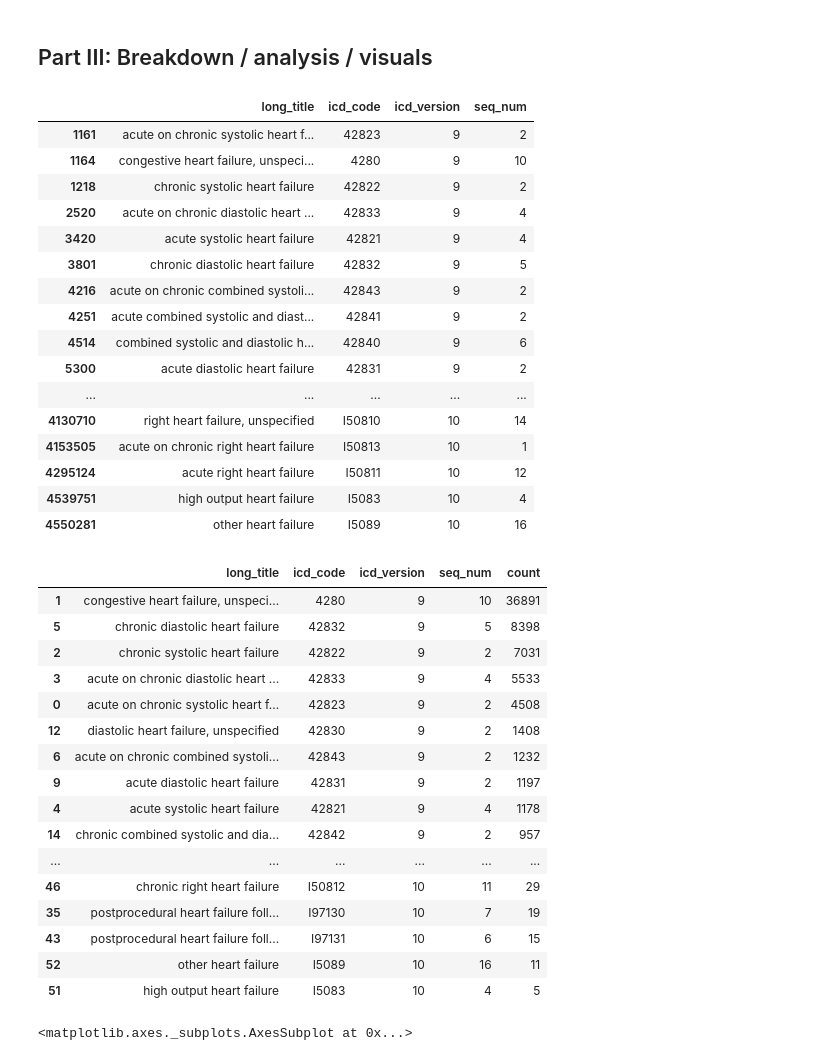
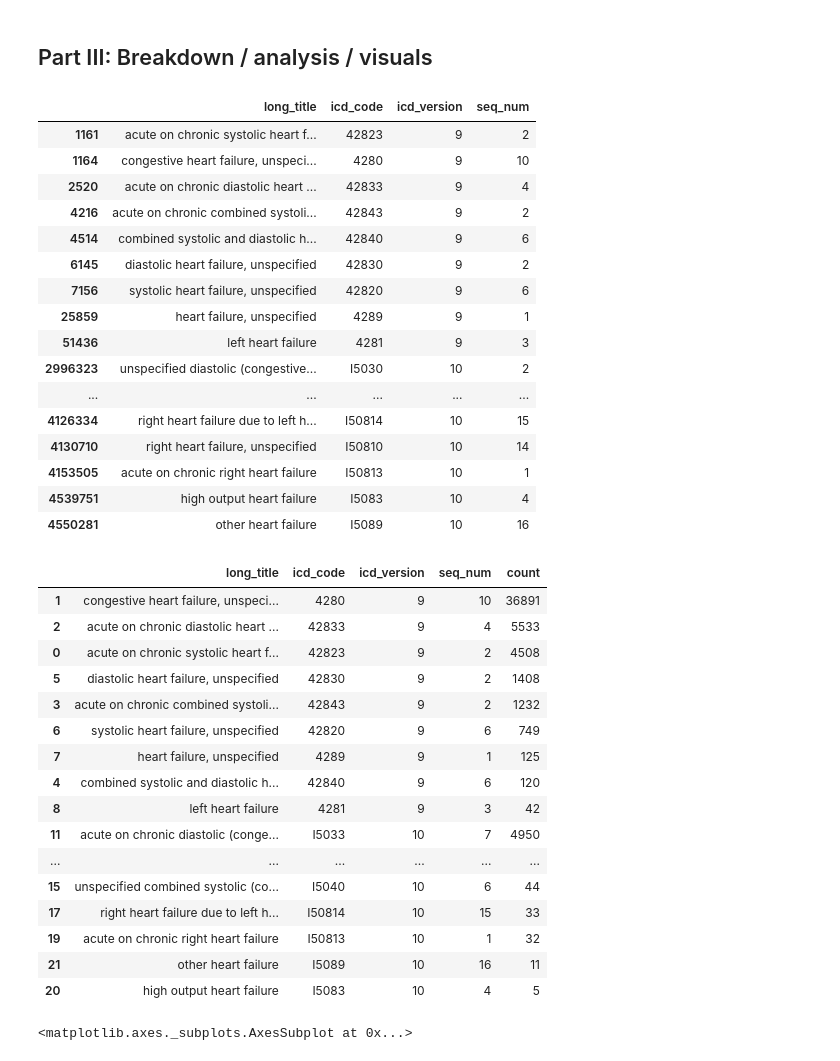
Before and after one commit to RayRuizhiLiao/ml4h_chf_readmissions, a Jupyter notebook: phase1_teamA/cohort_icd.ipynb, the cells around one changed output. Drawn from its saved outputs; the diff is of its cells as text; code cells hidden in the pictures.

Commit message:
update icd subsetting

```diff
--- a/phase1_teamA/cohort_icd.ipynb
+++ b/phase1_teamA/cohort_icd.ipynb
@@ -120,7 +120,7 @@ n5
 # Filter 6: Filter 1+2+5+ exclude acute only, exclude chronic only, keep acute on chronic or specified
 # source: NA_CARE_Prov_ICD_10_CM_Documentation_and_Coding_Best_Practices_Heart_Failure_v3_ENG_2019 pdf
 df_f6 = df_f5[~df_f5['long_title'].str.contains('acute')  | df_f5['long_title'].str.contains('acute on chronic') ]
-df_f6 = df_f5[~df_f5['long_title'].str.contains('chronic')  | df_f5['long_title'].str.contains('acute on chronic') ]
+df_f6 = df_f6[~df_f6['long_title'].str.contains('chronic')  | df_f6['long_title'].str.contains('acute on chronic') ]
 df_f6_hadm = df_f6[['subject_id','hadm_id','long_title', 'icd_code','icd_version']].drop_duplicates(subset=['hadm_id'])
 n6 = (np.shape(df_f6_hadm)[0])
 n6
@@ -164,49 +164,49 @@ df_f7_hadm
 ## Part III: Breakdown / analysis / visuals
 # %%
 #list of icd_code associated with patients passing above filter 1
-hf_icd = df_f1[['long_title', 'icd_code','icd_version','seq_num']].drop_duplicates(subset=['icd_code']) #.sort_values('icd_code')
-hf_icd.to_csv('hf_icd.csv')
+hf_icd = df_f7[['long_title', 'icd_code','icd_version','seq_num']].drop_duplicates(subset=['icd_code']) #.sort_values('icd_code')
+hf_icd.to_csv('dhf_icd.csv')
 hf_icd
 # %% [output]
 |  | long_title | icd_code | icd_version | seq_num |
 | 1161 | acute on chronic systolic heart f... | 42823 | 9 | 2 |
 | 1164 | congestive heart failure, unspeci... | 4280 | 9 | 10 |
-| 1218 | chronic systolic heart failure | 42822 | 9 | 2 |
 | 2520 | acute on chronic diastolic heart ... | 42833 | 9 | 4 |
-| 3420 | acute systolic heart failure | 42821 | 9 | 4 |
-| 3801 | chronic diastolic heart failure | 42832 | 9 | 5 |
 | 4216 | acute on chronic combined systoli... | 42843 | 9 | 2 |
-| 4251 | acute combined systolic and diast... | 42841 | 9 | 2 |
 | 4514 | combined systolic and diastolic h... | 42840 | 9 | 6 |
-| 5300 | acute diastolic heart failure | 42831 | 9 | 2 |
+| 6145 | diastolic heart failure, unspecified | 42830 | 9 | 2 |
+| 7156 | systolic heart failure, unspecified | 42820 | 9 | 6 |
+| 25859 | heart failure, unspecified | 4289 | 9 | 1 |
+| 51436 | left heart failure | 4281 | 9 | 3 |
+| 2996323 | unspecified diastolic (congestive... | I5030 | 10 | 2 |
 | ... | ... | ... | ... | ... |
+| 4126334 | right heart failure due to left h... | I50814 | 10 | 15 |
 | 4130710 | right heart failure, unspecified | I50810 | 10 | 14 |
 | 4153505 | acute on chronic right heart failure | I50813 | 10 | 1 |
-| 4295124 | acute right heart failure | I50811 | 10 | 12 |
 | 4539751 | high output heart failure | I5083 | 10 | 4 |
 | 4550281 | other heart failure | I5089 | 10 | 16 |
 # %%
-df_icd_size = pd.DataFrame({'count' : df_f1.groupby(['icd_code']).size()}).reset_index()
+df_icd_size = pd.DataFrame({'count' : df_f7.groupby(['icd_code']).size()}).reset_index()
 df_icd_summary = pd.merge(hf_icd, df_icd_size, on = ['icd_code'], how='left').sort_values(['icd_version','count'],ascending=[True,False])
 df_icd_summary
 # %% [output]
 |  | long_title | icd_code | icd_version | seq_num | count |
 | 1 | congestive heart failure, unspeci... | 4280 | 9 | 10 | 36891 |
-| 5 | chronic diastolic heart failure | 42832 | 9 | 5 | 8398 |
-| 2 | chronic systolic heart failure | 42822 | 9 | 2 | 7031 |
-| 3 | acute on chronic diastolic heart ... | 42833 | 9 | 4 | 5533 |
+| 2 | acute on chronic diastolic heart ... | 42833 | 9 | 4 | 5533 |
 | 0 | acute on chronic systolic heart f... | 42823 | 9 | 2 | 4508 |
-| 12 | diastolic heart failure, unspecified | 42830 | 9 | 2 | 1408 |
-| 6 | acute on chronic combined systoli... | 42843 | 9 | 2 | 1232 |
-| 9 | acute diastolic heart failure | 42831 | 9 | 2 | 1197 |
-| 4 | acute systolic heart failure | 42821 | 9 | 4 | 1178 |
-| 14 | chronic combined systolic and dia... | 42842 | 9 | 2 | 957 |
+| 5 | diastolic heart failure, unspecified | 42830 | 9 | 2 | 1408 |
+| 3 | acute on chronic combined systoli... | 42843 | 9 | 2 | 1232 |
+| 6 | systolic heart failure, unspecified | 42820 | 9 | 6 | 749 |
+| 7 | heart failure, unspecified | 4289 | 9 | 1 | 125 |
+| 4 | combined systolic and diastolic h... | 42840 | 9 | 6 | 120 |
+| 8 | left heart failure | 4281 | 9 | 3 | 42 |
+| 11 | acute on chronic diastolic (conge... | I5033 | 10 | 7 | 4950 |
 | ... | ... | ... | ... | ... | ... |
-| 46 | chronic right heart failure | I50812 | 10 | 11 | 29 |
-| 35 | postprocedural heart failure foll... | I97130 | 10 | 7 | 19 |
-| 43 | postprocedural heart failure foll... | I97131 | 10 | 6 | 15 |
-| 52 | other heart failure | I5089 | 10 | 16 | 11 |
-| 51 | high output heart failure | I5083 | 10 | 4 | 5 |
+| 15 | unspecified combined systolic (co... | I5040 | 10 | 6 | 44 |
+| 17 | right heart failure due to left h... | I50814 | 10 | 15 | 33 |
+| 19 | acute on chronic right heart failure | I50813 | 10 | 1 | 32 |
+| 21 | other heart failure | I5089 | 10 | 16 | 11 |
+| 20 | high output heart failure | I5083 | 10 | 4 | 5 |
 # %%
 df_icd_summary.to_csv('df_icd_summary.csv',index=False)
 # %%
```
Also changed, not shown: parts of 11 cells of this notebook, 1 other file.
